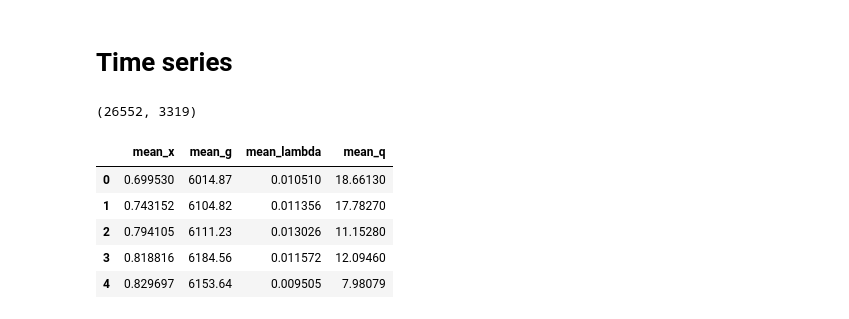
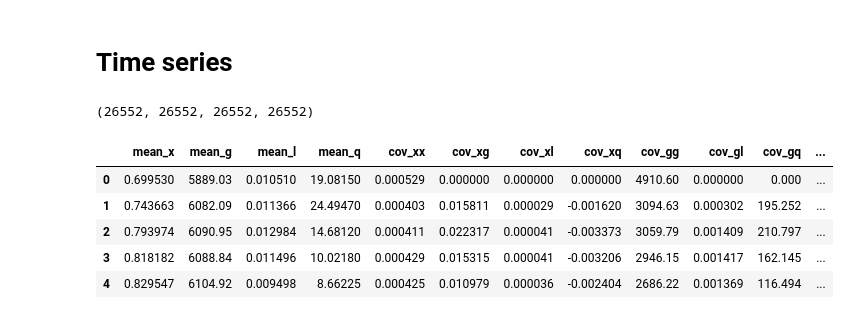
Before and after one commit to bjks/gfp_gaussian_process, a Jupyter notebook: notebooks/gfp_gaussian_prior.ipynb, the cells around one changed output. Cells and saved outputs as stored; diff of their text form; code cells hidden in the pictures.

```diff
--- a/notebooks/gfp_gaussian_prior.ipynb
+++ b/notebooks/gfp_gaussian_prior.ipynb
@@ -223,20 +221,28 @@ c_tab
 # %%
 infile_dat = '../data/simulation_shared_with_bjoern.csv'
 infile_prediction = '../data/simulation_gaussian_gfp_out/simulation_gaussian_gfp_prediction.csv'
+infile_backward = '../data/simulation_gaussian_gfp_out/simulation_gaussian_gfp_prediction_backward.csv'
+infile_forward = '../data/simulation_gaussian_gfp_out/simulation_gaussian_gfp_prediction_forward.csv'
+
+
 data_dat = pd.read_csv(infile_dat)
+
 data_prediction = pd.read_csv(infile_prediction, skiprows=13)
-len(data_dat), len(data_prediction)
+data_backward = pd.read_csv(infile_backward, skiprows=13)
+data_forward = pd.read_csv(infile_forward, skiprows=13)
+
+len(data_dat), len(data_prediction), len(data_backward), len(data_forward)
 # %% [output]
-(26552, 3319)
+(26552, 26552, 26552, 26552)
 # %%
-data_prediction.head()
+data_forward.head()
 # %% [output]
-|  | mean_x | mean_g | mean_lambda | mean_q |
-| 0 | 0.699530 | 6014.87 | 0.010510 | 18.66130 |
-| 1 | 0.743152 | 6104.82 | 0.011356 | 17.78270 |
-| 2 | 0.794105 | 6111.23 | 0.013026 | 11.15280 |
-| 3 | 0.818816 | 6184.56 | 0.011572 | 12.09460 |
-| 4 | 0.829697 | 6153.64 | 0.009505 | 7.98079 |
+|  | mean_x | mean_g | mean_l | mean_q | cov_xx | cov_xg | cov_xl | cov_xq | cov_gg | cov_gl | cov_gq | ... |
+| 0 | 0.699530 | 5889.03 | 0.010510 | 19.08150 | 0.000529 | 0.000000 | 0.000000 | 0.000000 | 4910.60 | 0.000000 | 0.000 | ... |
+| 1 | 0.743663 | 6082.09 | 0.011366 | 24.49470 | 0.000403 | 0.015811 | 0.000029 | -0.001620 | 3094.63 | 0.000302 | 195.252 | ... |
+| 2 | 0.793974 | 6090.95 | 0.012984 | 14.68120 | 0.000411 | 0.022317 | 0.000041 | -0.003373 | 3059.79 | 0.001409 | 210.797 | ... |
+| 3 | 0.818182 | 6088.84 | 0.011496 | 10.02180 | 0.000429 | 0.015315 | 0.000041 | -0.003206 | 2946.15 | 0.001417 | 162.145 | ... |
+| 4 | 0.829547 | 6104.92 | 0.009498 | 8.66225 | 0.000425 | 0.010979 | 0.000036 | -0.002404 | 2686.22 | 0.001369 | 116.494 | ... |
 # %%
 def plot_time_series(data, cols, title=None, n0=0, n=200):
     cmap = plt.cm.tab10
```
Also changed, not shown: parts of 23 cells of this notebook, 19 other files.
